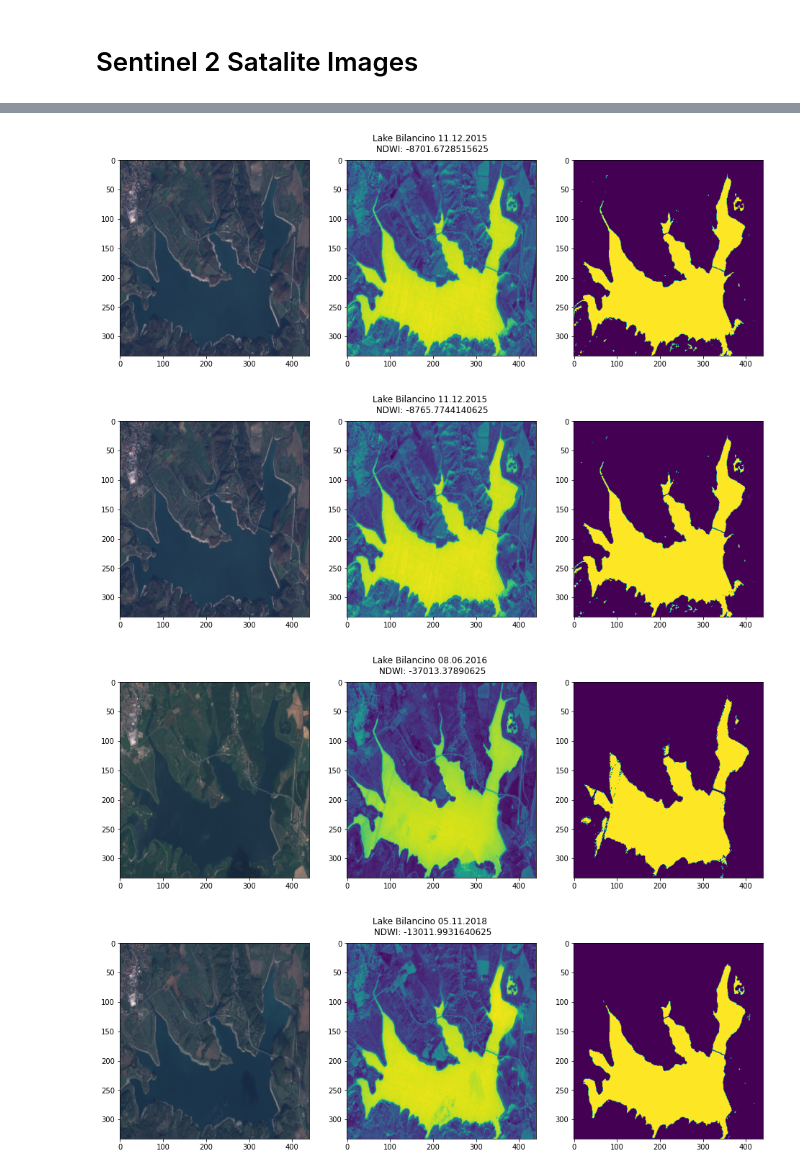
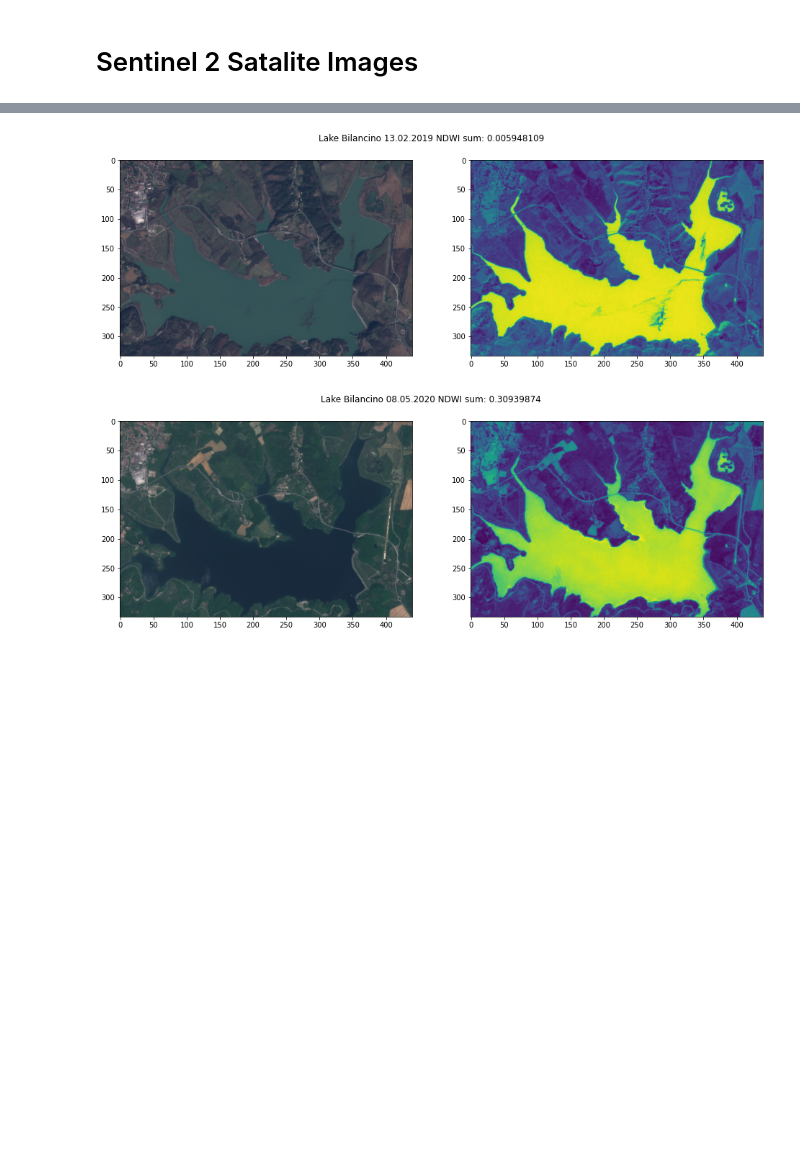
Before and after one commit to KlemenKozelj/master_thesis, a Jupyter notebook: 02_Lake_Bilancino.ipynb, the cells around one changed output, grey strips where cells are left out. Saved outputs shown, nothing was run; the diff lists cells and outputs as text; code cells hidden in the pictures; blank space fills up the shorter version.

```diff
--- a/02_Lake_Bilancino.ipynb
+++ b/02_Lake_Bilancino.ipynb
@@ -302,40 +302,31 @@ EOPatch(
 # %%
 NDWI = np.copy(eopatch.data['NDWI'][...,0]) # unpack 4h dimensions
 NDWI = NDWI.reshape(len(NDWI), -1) # 3D (picture, X, Y) => 2D (picture, X & Y values)
 
+eo = pd.DataFrame({
+    'Date': eopatch.timestamp,
+    'Satelit_Levels': NDWI.mean(axis=1) * -1, # majority is non water so we
+})
+
+eo['Date'] = pd.to_datetime(eo['Date']).dt.date
+eo = eo.set_index('Date')
+
 def visualise_lake(image_i):
-    fig, axarr = plt.subplots(1, 3, figsize=(16, 5))
+    fig, axarr = plt.subplots(1, 2, figsize=(16, 5))
 
-    suptitle = 'Lake Bilancino {} \n NDWI: {}'.format(
+    suptitle = 'Lake Bilancino {} NDWI sum: {}'.format(
         eopatch.timestamp[image_i].strftime("%d.%m.%Y"),
-        eopatch.data['NDWI'][image_i][..., 0].sum()
+        str(eo.iloc[image_i, 0]),
     )
 
     fig.suptitle(suptitle)
 
     rgb=np.clip(eopatch.data['BANDS'][image_i][..., [2,1,0]] * 3, a_min=0, a_max=1)
     axarr[0].imshow(rgb, vmin=0, vmax=1, aspect='auto')
     axarr[1].imshow(eopatch.data['NDWI'][image_i][..., 0], aspect='auto')
-    axarr[2].imshow(eopatch.data['NDWI'][image_i][..., 0] > 0.2, aspect='auto')
 
-water_level_percentage = 1 - NDWI.sum(axis=1)
-
-eo_result = pd.DataFrame({ 'Date': eopatch.timestamp, 'Satelit_Levels': water_level_percentage })
-
-# visualise_lake(eo_result['Satelit_Levels'].argmin())
-# visualise_lake(eo_result['Satelit_Levels'].argmax())
-
-visualise_lake(0)
-visualise_lake(1)
-visualise_lake(2)
-visualise_lake(50)
-visualise_lake(100)
-
-eo_result['Date'] = pd.to_datetime(eo_result['Date']).dt.date
-eo_result = eo_result.set_index('Date')
-# eo_result
+visualise_lake(eo['Satelit_Levels'].argmin())
+visualise_lake(eo['Satelit_Levels'].argmax())
 # %% [output]
-[figure, old version]
+[figure, new version]
-[figure, old version]
+[figure, new version]
-[figure, removed]
-[figure, removed]
```
Also changed, not shown: parts of 4 cells of this notebook.
